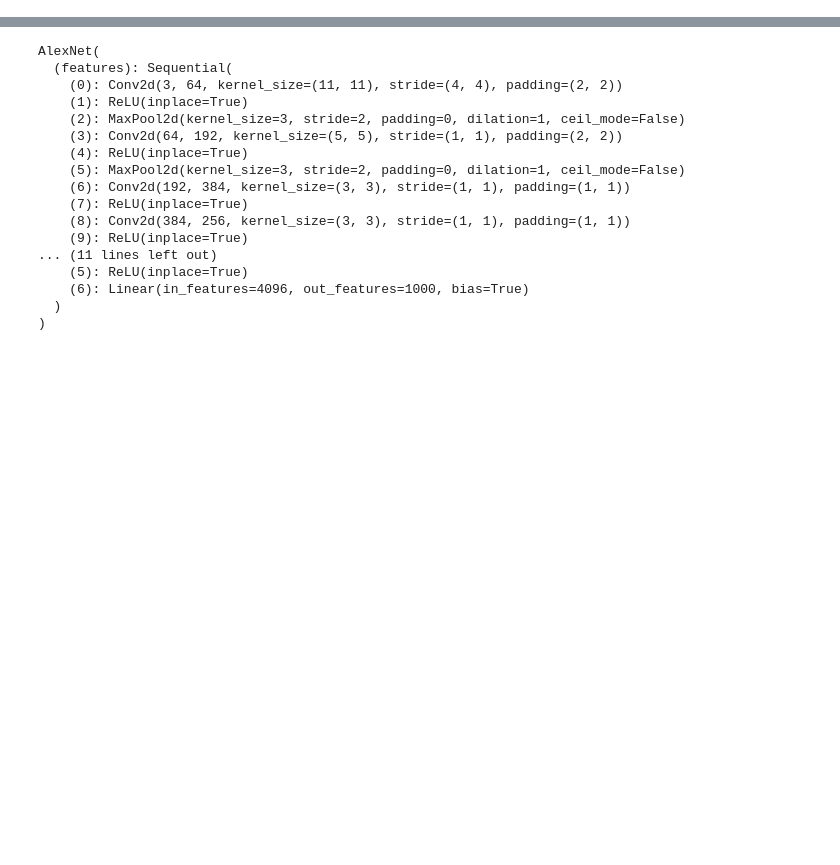
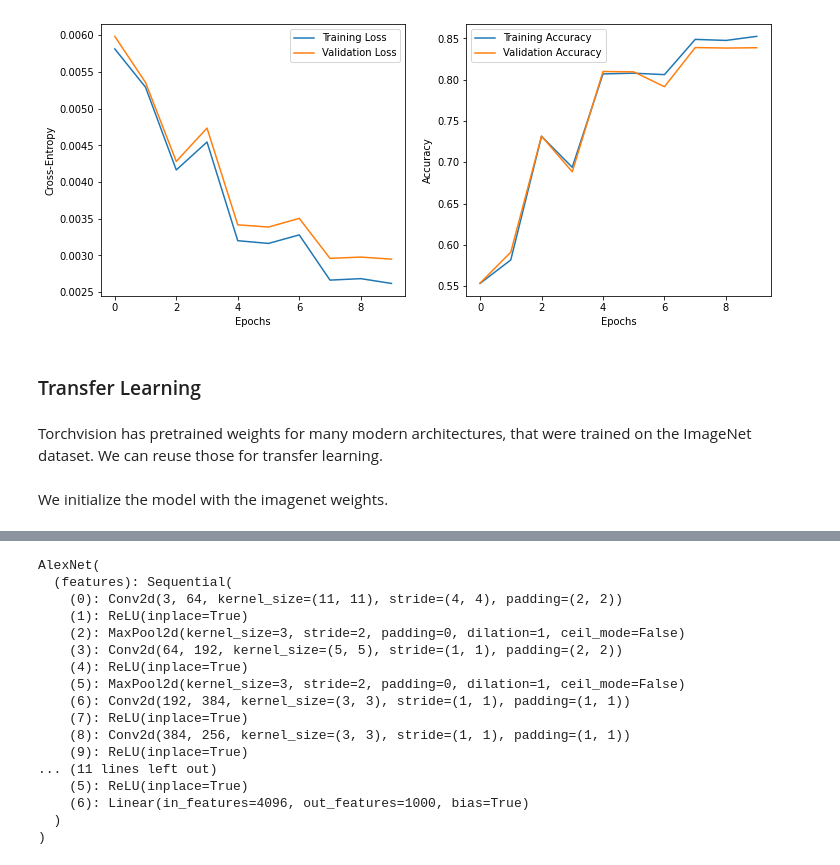
Before and after one commit to World4AI/World4AI, a Jupyter notebook: website/src/notebooks/convolutional_neural_networks/alexnet.ipynb, the cells around one changed output, grey strips where cells are left out. Saved outputs shown, nothing was run; the diff lists cells and outputs as text; code cells hidden in the pictures; blank space fills up the shorter version.

```diff
--- a/website/src/notebooks/convolutional_neural_networks/alexnet.ipynb
+++ b/website/src/notebooks/convolutional_neural_networks/alexnet.ipynb
@@ -34,11 +189,11 @@ class Model(nn.Module):
         super().__init__()
         self.feature_extractor = nn.Sequential(
             nn.Conv2d(in_channels=3, out_channels=96, kernel_size=11, stride=4, padding=2),
-            nn.LocalResponseNorm(k=2, size=5, alpha=1e-4, beta=0.75),
+            nn.BatchNorm2d(num_features=96),
             nn.MaxPool2d(kernel_size=3, stride=2),
             nn.ReLU(),
             nn.Conv2d(in_channels=96, out_channels=256, kernel_size=5, stride=1, padding=2),
-            nn.LocalResponseNorm(k=2, size=5, alpha=1e-4, beta=0.75),
+            nn.BatchNorm2d(num_features=256),
             nn.MaxPool2d(kernel_size=3, stride=2, padding=1),
             nn.ReLU(),
             nn.Conv2d(in_channels=256, out_channels=384, kernel_size=3, stride=1, padding=1),
@@ -61,8 +216,8 @@ class Model(nn.Module):
             nn.Linear(4096, 1)
         )
 
-    def forward(self, features):
-        return self.classifier(self.feature_extractor(features))
+    def forward(self, x):
+        return self.classifier(self.feature_extractor(x))
 # %%
 def track_performance(dataloader, model, criterion):
     # switch to evaluation mode
@@ -91,14 +265,12 @@ def track_performance(dataloader, model, criterion):
 # %%
-def train(num_epochs, train_dataloader, val_dataloader, model, criterion, optimizer):
+def train(num_epochs, train_dataloader, val_dataloader, model, criterion, optimizer, scheduler=None):
     history = {"train_loss": [], "val_loss": [], "train_acc": [], "val_acc": []}
-
     model.to(DEVICE)
-
     for epoch in range(num_epochs):
         for batch_idx, (features, labels) in enumerate(train_dataloader):
             model.train()
             features = features.to(DEVICE)
-            labels = labels.to(DEVICE).view(-1, 1).float()
+            labels = labels = labels.to(DEVICE).view(-1, 1).float()
 
             # Empty the gradients
             optimizer.zero_grad()
@@ -124,4 +296,7 @@ def train(num_epochs, train_dataloader, val_dataloader, model, criterion, optimi
         history["val_acc"].append(val_acc)
 
         print(f'Epoch: {epoch+1:>2}/{num_epochs} | Train Loss: {train_loss:.5f} | Val Loss: {val_loss:.5f} | Train Acc: {train_acc:.3f} | Val Acc: {val_acc:.3f}')
+
+        if scheduler:
+          scheduler.step(val_loss)
     return history
@@ -128,4 +305,16 @@ def train(num_epochs, train_dataloader, val_dataloader, model, criterion, optimi
 # %%
 model = Model()
-optimizer = optim.Adam(params=model.parameters(), lr=0.0001)
+optimizer = optim.SGD(params=model.parameters(),
+                      lr=0.01,
+                      momentum=0.9,
+                      weight_decay=0.0005)
+scheduler = torch.optim.lr_scheduler.ReduceLROnPlateau(optimizer,
+                                                       factor=0.1,
+                                                       mode='max',
+                                                       threshold_mode='abs',
+                                                       patience=2,
+                                                       verbose=True)
+
+# this is the combination of a sigmoid layer with a binary cross entropy
+# this unified implementation is numerically more stable
 criterion = nn.BCEWithLogitsLoss()
@@ -132,3 +323,3 @@ criterion = nn.BCEWithLogitsLoss()
 # %%
-history = train(10, train_dataloader, val_dataloader, model, criterion, optimizer)
+history = train(10, train_dataloader, val_dataloader, model, criterion, optimizer, scheduler)
 # %% [output]
@@ -145,4 +339,14 @@ Epoch: 10/10 | Train Loss: 0.00198 | Val Loss: 0.00257 | Train Acc: 0.893 | Val
+# %%
+plot_history(history)
+# %% [output]
+[figure, added]
+# %% [markdown]
+### Transfer Learning
+# %% [markdown]
+Torchvision has pretrained weights for many modern architectures, that were trained on the ImageNet dataset. We can reuse those for transfer learning.
 # %%
 from torchvision.models import alexnet, AlexNet_Weights
+# %% [markdown]
+We initialize the model with the imagenet weights.
 # %%
 model = alexnet(weights=AlexNet_Weights.IMAGENET1K_V1, progress=False)
```
Also changed, not shown: parts of 49 cells of this notebook.
